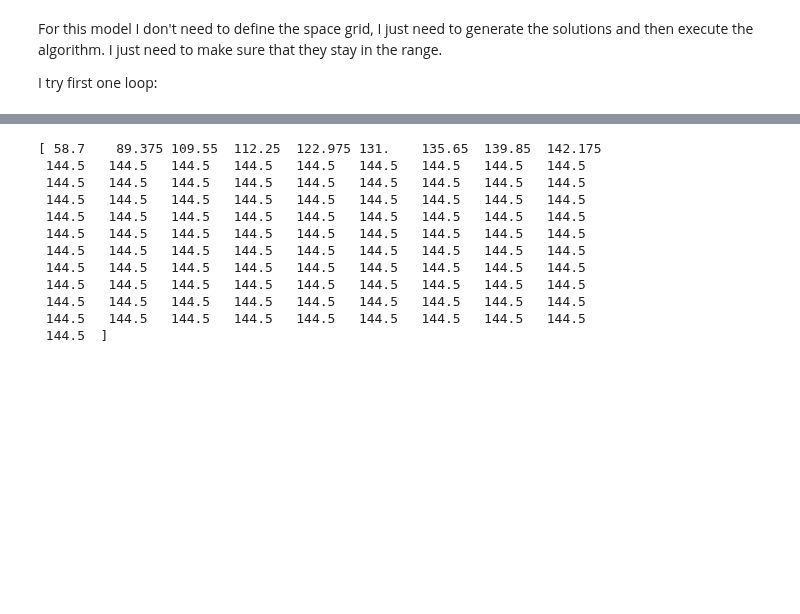
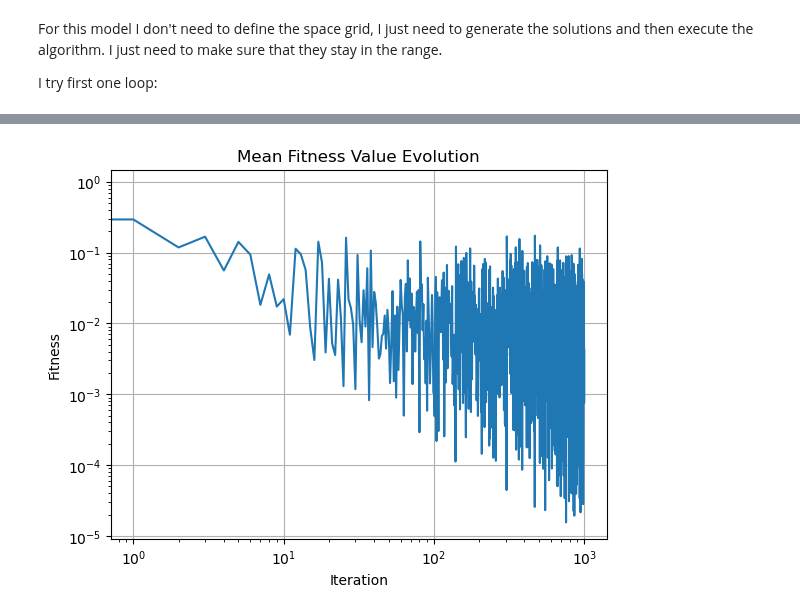
Before and after one commit to pietromalagoli/NeuronEvolution, a Jupyter notebook: Perceptron/perceptron.ipynb, the cells around one changed output, grey strips where cells are left out. Cells and saved outputs as stored; diff of their text form; code cells hidden in the pictures; blank space fills up the shorter version.

```diff
--- a/Perceptron/perceptron.ipynb
+++ b/Perceptron/perceptron.ipynb
@@ -136,7 +130,7 @@ def evolution(par:dict):
         solutions.append(n)
     solutions = np.array(solutions)
     # Initiate some container for statistic
-    mean_values = []
+    Fmean_values = []
     S_values = []
 
     ##  EVOLUTION
@@ -144,8 +138,8 @@ def evolution(par:dict):
         print(f'Iteration #{iter}...')
         # Compute the mean fitness
         mean_fit = np.sum([sol.fitness for sol in solutions]) / par['N_sol']    # Here I don't have to divide also by 4, because I've already done it in the compute_fitness method
-        # Discard elements in sol whose fitness value is below average
-        solutions = np.array([sol for sol in solutions if sol.fitness >= mean_fit])
+        # Discard elements in sol whose fitness value is above average
+        solutions = np.array([sol for sol in solutions if sol.fitness <= mean_fit])
         # Compute the number of discarded elements, m
         m = par['N_sol'] - len(solutions)
         # Extract the parents between the survivors (here we can either take them random or take the fittest survivors)
@@ -163,21 +157,22 @@ def evolution(par:dict):
         ## MUTATION
         # Now, mutate S first
         for i,child in enumerate(offspring):
-            sign_idx = np.random.randint(2)     # extract uniformly 0 or 1 for choosing the sign of the mutation
-            sign_array = [-1,+1]                # this is used to apply the sign
-            child.S += sign_array[sign_idx] * par['S_mutation_radius']
+            sign_array = [-1,0,+1]                # this is used to apply the sign
+            sign = np.random.choice(sign_array,p=[0.2,0.6,0.2])     # sample -1,0 or +1 with probabilities of 0.2,0.6 or 0.2, respectively
+            child.S += sign * par['S_mutation_radius']
             # Check the boundary conditions for S
             if child.S < min(par['Sk_range']):
                 child.S = min(par['Sk_range'])
             if child.S > max(par['Sk_range']):
                 child.S = max(par['Sk_range'])
             # Now mutate the thresholds - if S decreased, you mutate only the remaining neurons, else, you randomly generate the new theta(s)
-            # compute the difference between the orignal S and the mutated one
+            # Compute the difference between the orignal S and the mutated one
             deltaS = child.S - parents[i].S
-            if deltaS > 0:
+            print(f'DeltaS: {deltaS}')
+            if deltaS > 0:  # i.e. S increased
                 new_thetas = np.random.uniform(par['Theta_range'][0],par['Theta_range'][1],deltaS)
                 child.Theta = np.insert(child.Theta,obj=-1,values=new_thetas)   # add the newly generated thetas before the output neuron
-            elif deltaS < 0:
+            elif deltaS < 0: # i.e. S decrease
                 for _ in range(np.abs(deltaS)):
                     child.Theta = np.delete(child.Theta,obj=-1) # delete the theta values of the deleted neurons
             # mutate theta (I mutate also the newly generated thetas)
@@ -217,7 +212,8 @@ def evolution(par:dict):
                         j = max(par['J_range'])
             # Fix also the other attributes
             if deltaS > 0:
-                child.neurons = np.insert(child.neurons,obj=-1,values=0.5)      # i set the new intra neurons to 0.5
+                value = np.random.choice(np.array([0.0,1.0]))
+                child.neurons = np.insert(child.neurons,obj=-1,values=value)      # i set the new neuron to either 0 or 1, uniformly
             elif deltaS < 0:
                 np.delete(child.neurons,2+child.S,deltaS)   # delete the eliminated intra neurons
             # Already compute the fitness value of the network
@@ -244,10 +240,10 @@ def evolution(par:dict):
         np.random.shuffle(solutions)
         # Statistic
         meanS = np.mean([sol.S for sol in solutions])
-        mean_values.append(mean_fit)
+        Fmean_values.append(mean_fit)
         S_values.append(meanS)
-    return solutions, mean_values, S_values
+    return solutions, Fmean_values, S_values
 # %%
-solutions, mean_values, S_values = evolution(par)
+solutions, Fmean_values, S_values = evolution(par)
 # %% [output]
 Iteration #0...
@@ -269,17 +265,13 @@ Iteration #99...
 # of childs: 0
-# %%
-print(np.array(mean_values))
-# %% [output]
-[ 58.7    89.375 109.55  112.25  122.975 131.    135.65  139.85  142.175
- 144.5   144.5   144.5   144.5   144.5   144.5   144.5   144.5   144.5
- 144.5   144.5   144.5   144.5   144.5   144.5   144.5   144.5   144.5
- 144.5   144.5   144.5   144.5   144.5   144.5   144.5   144.5   144.5
- 144.5   144.5   144.5   144.5   144.5   144.5   144.5   144.5   144.5
- 144.5   144.5   144.5   144.5   144.5   144.5   144.5   144.5   144.5
- 144.5   144.5   144.5   144.5   144.5   144.5   144.5   144.5   144.5
- 144.5   144.5   144.5   144.5   144.5   144.5   144.5   144.5   144.5
- 144.5   144.5   144.5   144.5   144.5   144.5   144.5   144.5   144.5
- 144.5   144.5   144.5   144.5   144.5   144.5   144.5   144.5   144.5
- 144.5   144.5   144.5   144.5   144.5   144.5   144.5   144.5   144.5
- 144.5  ]
+# %%
+plt.plot(Fmean_values)
+plt.title('Mean Fitness Value Evolution')
+plt.xlabel('Iteration')
+plt.ylabel('Fitness')
+plt.xscale('log')
+plt.yscale('log')
+plt.grid(True)
+plt.show()
+# %% [output]
+[figure, added]
 # %%
```
Also changed, not shown: parts of 5 cells of this notebook, 1 other file.
